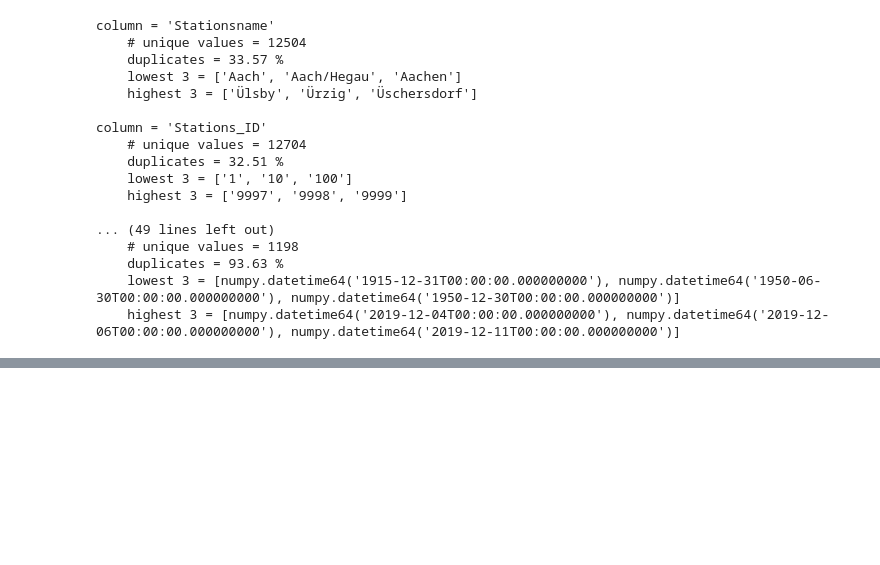
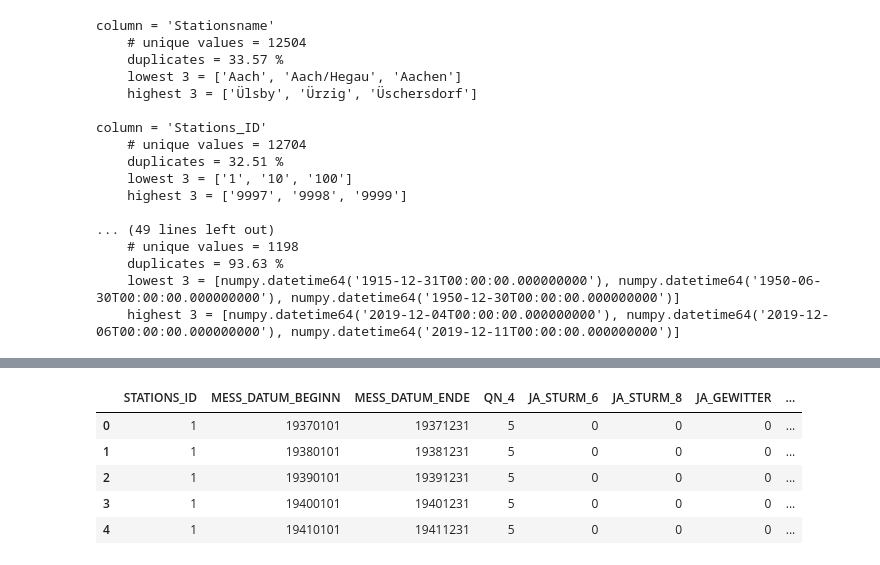
Before and after one commit to eschmidt42/surrealweather, a Jupyter notebook: notebooks/DWD data inspection.ipynb, the cells around one changed output, grey strips where cells are left out. Drawn from its saved outputs; the diff is of its cells as text; code cells hidden in the pictures; blank space fills up the shorter version.

```diff
--- a/notebooks/DWD data inspection.ipynb
+++ b/notebooks/DWD data inspection.ipynb
@@ -256,0 +499,13 @@ read_csv(filepath_or_buffer, sep=',', delimiter=None, header='infer', names=None
+# %%
+file_name = "produkt_wetter_jahr_19370101_19860630_00001.txt"
+save_dir = "../data/"
+
+df_weather = pd.read_csv(os.path.join(save_dir, file_name), sep=";")
+df_weather.head()
+# %% [output]
+|  | STATIONS_ID | MESS_DATUM_BEGINN | MESS_DATUM_ENDE | QN_4 | JA_STURM_6 | JA_STURM_8 | JA_GEWITTER | ... |
+| 0 | 1 | 19370101 | 19371231 | 5 | 0 | 0 | 0 | ... |
+| 1 | 1 | 19380101 | 19381231 | 5 | 0 | 0 | 0 | ... |
+| 2 | 1 | 19390101 | 19391231 | 5 | 0 | 0 | 0 | ... |
+| 3 | 1 | 19400101 | 19401231 | 5 | 0 | 0 | 0 | ... |
+| 4 | 1 | 19410101 | 19411231 | 5 | 0 | 0 | 0 | ... |
```
Also changed, not shown: parts of 20 cells of this notebook.
